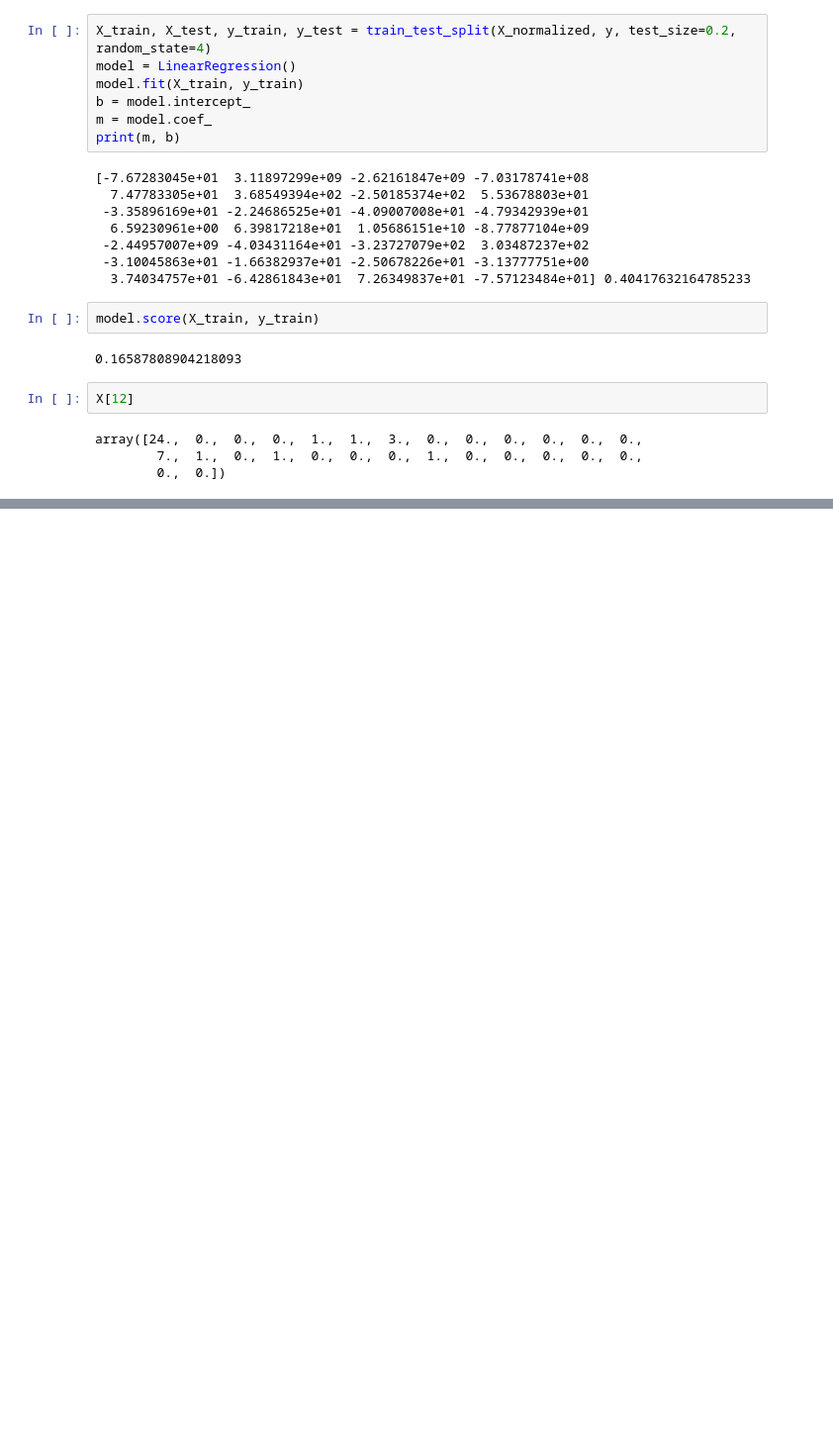
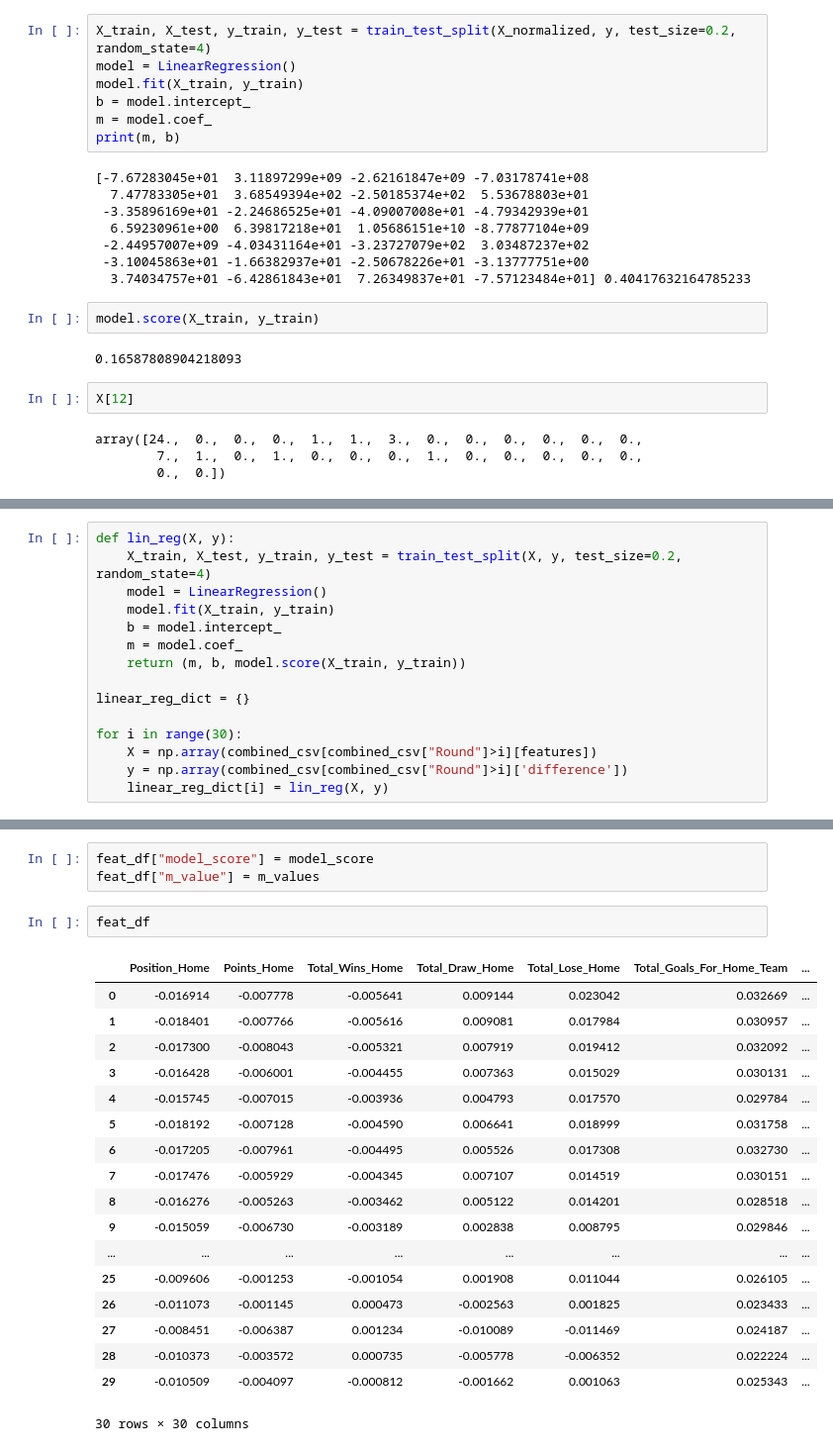
Before and after one commit to TamimEhsan2021/AiBetCore, a Jupyter notebook: Untitled.ipynb, the cells around one changed output, grey strips where cells are left out. Shown at 99% size. Cells and saved outputs as stored; diff of their text form; blank space fills up the shorter version.

```diff
--- a/Untitled.ipynb
+++ b/Untitled.ipynb
@@ -264,0 +267,15 @@ combined_csv.to_csv('')
+# %%
+def lin_reg(X, y):
+    X_train, X_test, y_train, y_test = train_test_split(X, y, test_size=0.2, random_state=4)
+    model = LinearRegression()
+    model.fit(X_train, y_train)
+    b = model.intercept_
+    m = model.coef_
+    return (m, b, model.score(X_train, y_train))
+
+linear_reg_dict = {}
+
+for i in range(30):
+    X = np.array(combined_csv[combined_csv["Round"]>i][features])
+    y = np.array(combined_csv[combined_csv["Round"]>i]['difference'])
+    linear_reg_dict[i] = lin_reg(X, y)
@@ -264,0 +367,24 @@ combined_csv.to_csv('')
+# %%
+feat_df["model_score"] = model_score
+feat_df["m_value"] = m_values
+# %%
+feat_df
+# %% [output]
+|  | Position_Home | Points_Home | Total_Wins_Home | Total_Draw_Home | Total_Lose_Home | Total_Goals_For_Home_Team | ... |
+| 0 | -0.016914 | -0.007778 | -0.005641 | 0.009144 | 0.023042 | 0.032669 | ... |
+| 1 | -0.018401 | -0.007766 | -0.005616 | 0.009081 | 0.017984 | 0.030957 | ... |
+| 2 | -0.017300 | -0.008043 | -0.005321 | 0.007919 | 0.019412 | 0.032092 | ... |
+| 3 | -0.016428 | -0.006001 | -0.004455 | 0.007363 | 0.015029 | 0.030131 | ... |
+| 4 | -0.015745 | -0.007015 | -0.003936 | 0.004793 | 0.017570 | 0.029784 | ... |
+| 5 | -0.018192 | -0.007128 | -0.004590 | 0.006641 | 0.018999 | 0.031758 | ... |
+| 6 | -0.017205 | -0.007961 | -0.004495 | 0.005526 | 0.017308 | 0.032730 | ... |
+| 7 | -0.017476 | -0.005929 | -0.004345 | 0.007107 | 0.014519 | 0.030151 | ... |
+| 8 | -0.016276 | -0.005263 | -0.003462 | 0.005122 | 0.014201 | 0.028518 | ... |
+| 9 | -0.015059 | -0.006730 | -0.003189 | 0.002838 | 0.008795 | 0.029846 | ... |
+| ... | ... | ... | ... | ... | ... | ... | ... |
+| 25 | -0.009606 | -0.001253 | -0.001054 | 0.001908 | 0.011044 | 0.026105 | ... |
+| 26 | -0.011073 | -0.001145 | 0.000473 | -0.002563 | 0.001825 | 0.023433 | ... |
+| 27 | -0.008451 | -0.006387 | 0.001234 | -0.010089 | -0.011469 | 0.024187 | ... |
+| 28 | -0.010373 | -0.003572 | 0.000735 | -0.005778 | -0.006352 | 0.022224 | ... |
+| 29 | -0.010509 | -0.004097 | -0.000812 | -0.001662 | 0.001063 | 0.025343 | ... |
+30 rows × 30 columns
```
Also changed, not shown: parts of 13 cells of this notebook, 10 other files.
